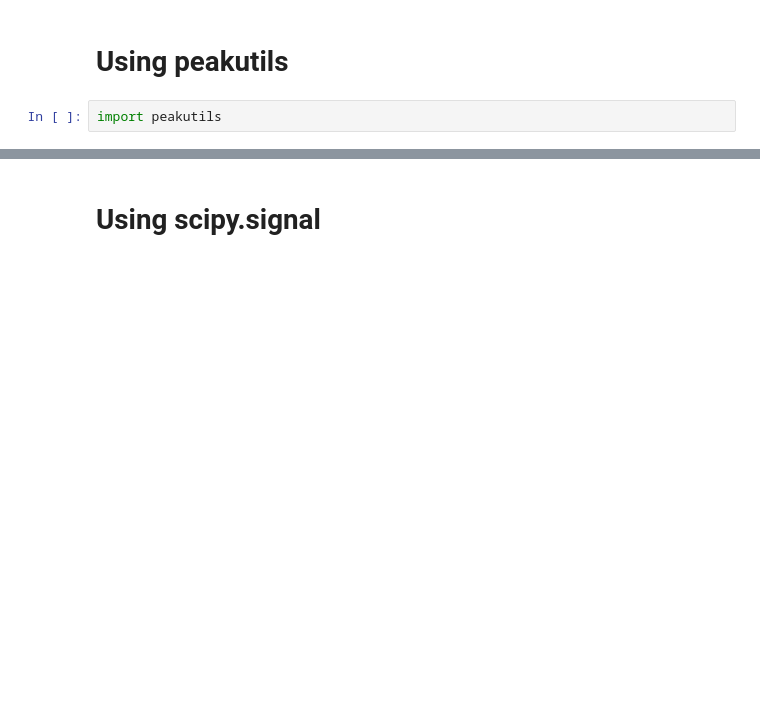
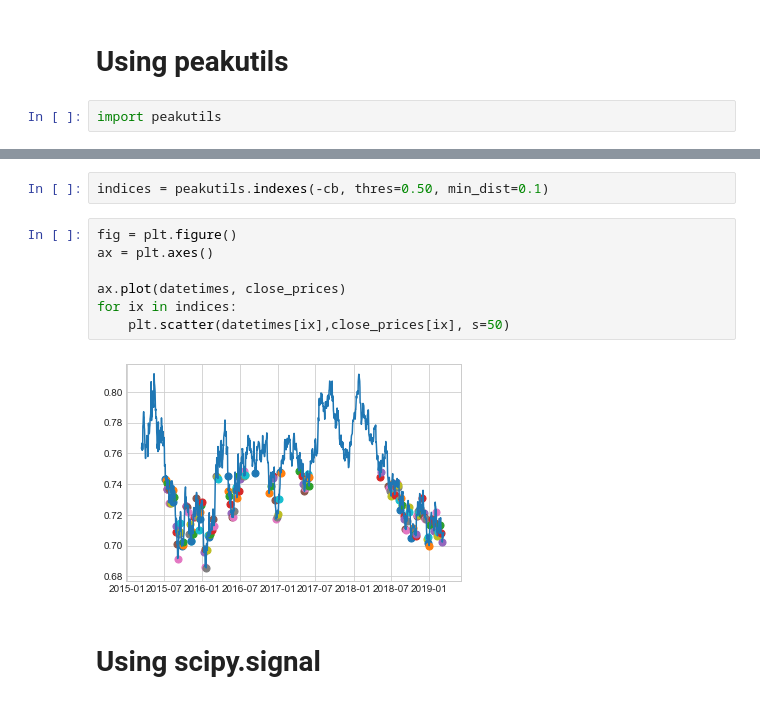
Before and after one commit to FOREXfunguru/FOREX, a Jupyter notebook: learning_nbs/Calculating past bounces on a certain Support or Resistance area.ipynb, the cells around one changed output, grey strips where cells are left out. Cells and saved outputs as stored; diff of their text form; blank space fills up the shorter version.

```diff
--- a/learning_nbs/Calculating past bounces on a certain Support or Resistance area.ipynb
+++ b/learning_nbs/Calculating past bounces on a certain Support or Resistance area.ipynb
@@ -56,3 +58,14 @@ The disadvantage is that this method is not capable of detecting valleys
+# %%
+indices = peakutils.indexes(-cb, thres=0.50, min_dist=0.1)
+# %%
+fig = plt.figure()
+ax = plt.axes()
+
+ax.plot(datetimes, close_prices)
+for ix in indices:
+    plt.scatter(datetimes[ix],close_prices[ix], s=50)
+# %% [output]
+[figure, added]
 # %% [markdown]
 # Using scipy.signal
 # %% [markdown]
```
Also changed, not shown: parts of 5 cells of this notebook, 4 other files.
